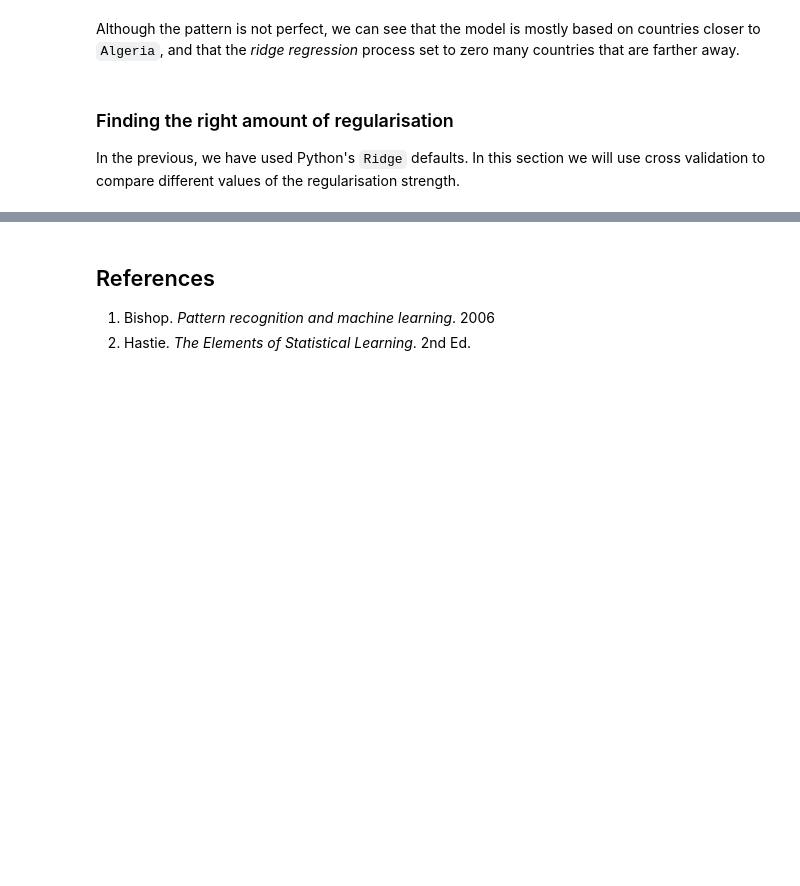
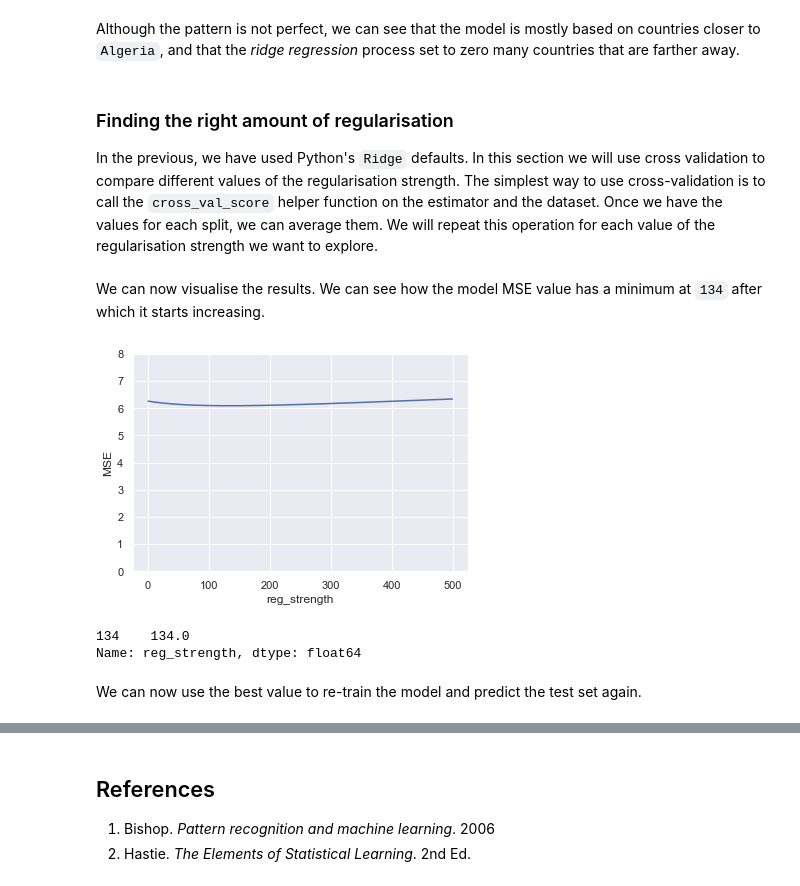
Before and after one commit to jadianes/data-science-your-way, a Jupyter notebook: 05-regularisation/regularisation-py.ipynb, the cells around one changed output, grey strips where cells are left out. Saved outputs shown, nothing was run; the diff lists cells and outputs as text; code cells hidden in the pictures; blank space fills up the shorter version.

Commit message:
grid search cross validation

```diff
--- a/05-regularisation/regularisation-py.ipynb
+++ b/05-regularisation/regularisation-py.ipynb
@@ -224,4 +224,33 @@ Although the pattern is not perfect, we can see that the model is mostly based o
 # %% [markdown]
 ### Finding the right amount of regularisation
 
-In the previous, we have used Python's `Ridge` defaults. In this section we will use cross validation to compare different values of the regularisation strength.
+In the previous, we have used Python's `Ridge` defaults. In this section we will use cross validation to compare different values of the regularisation strength. The simplest way to use cross-validation is to call the `cross_val_score` helper function on the estimator and the dataset. Once we have the values for each split, we can average them. We will repeat this operation for each value of the regularisation strength we want to explore.
+# %%
+from sklearn.model_selection import cross_val_score
+import numpy as np
+
+grid_search_results = pd.DataFrame(columns=['reg_strength','MSE'])
+for reg_strength in range(0,500):
+    ridge_model = Ridge(alpha=reg_strength).fit(X_train, y_train)
+    mse_scores = [-s for s in cross_val_score(ridge_model, X, y, cv=3, scoring='neg_mean_squared_error')]
+    average_mse = np.array(mse_scores).mean()
+    grid_search_results.loc[reg_strength] = [reg_strength, average_mse]
+# %% [markdown]
+We can now visualise the results. We can see how the model MSE value has a minimum at `134` after which it starts increasing.
+# %%
+import matplotlib.pyplot as plt
+import seaborn as sns
+sns.set()
+
+g = sns.lineplot(x='reg_strength', y='MSE', data=grid_search_results)
+g.set(ylim=(0,8));
+# %% [output]
+[figure, added]
+# %%
+best_reg_strength = grid_search_results.sort_values(by='MSE').head(1).reg_strength
+best_reg_strength
+# %% [output]
+134    134.0
+Name: reg_strength, dtype: float64
+# %% [markdown]
+We can now use the best value to re-train the model and predict the test set again.
```
Also changed, not shown: parts of 3 cells of this notebook.
